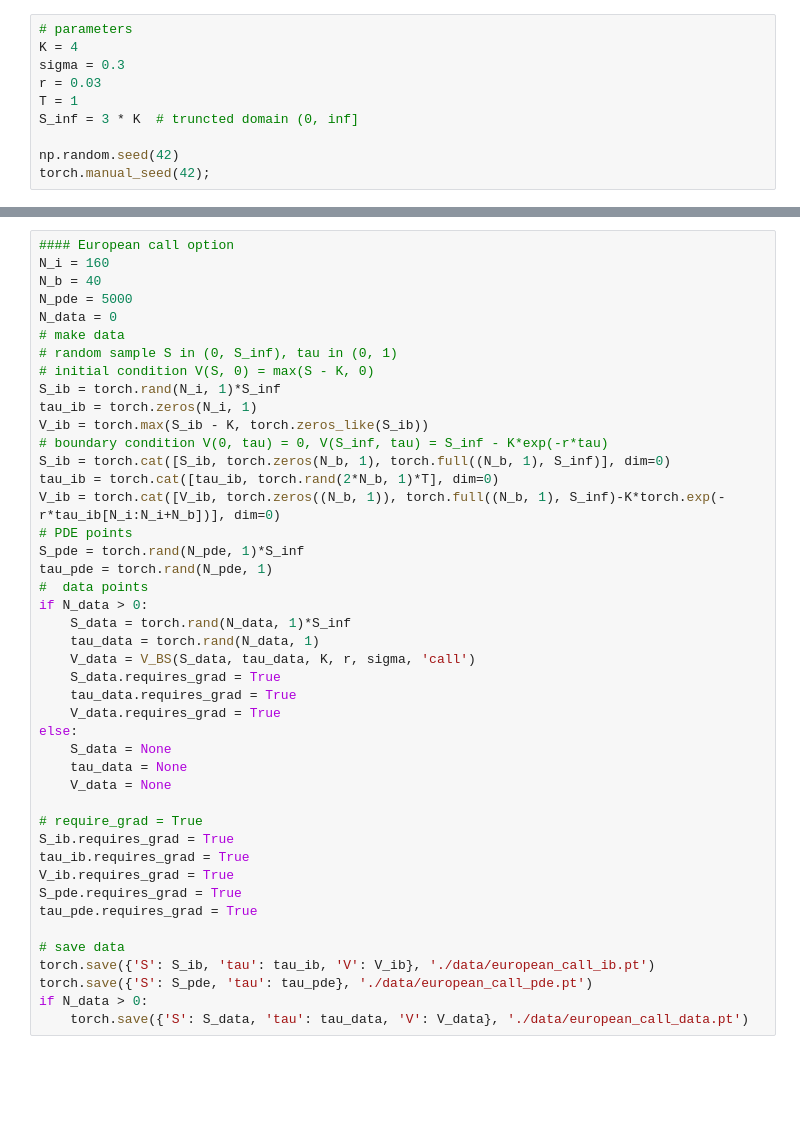
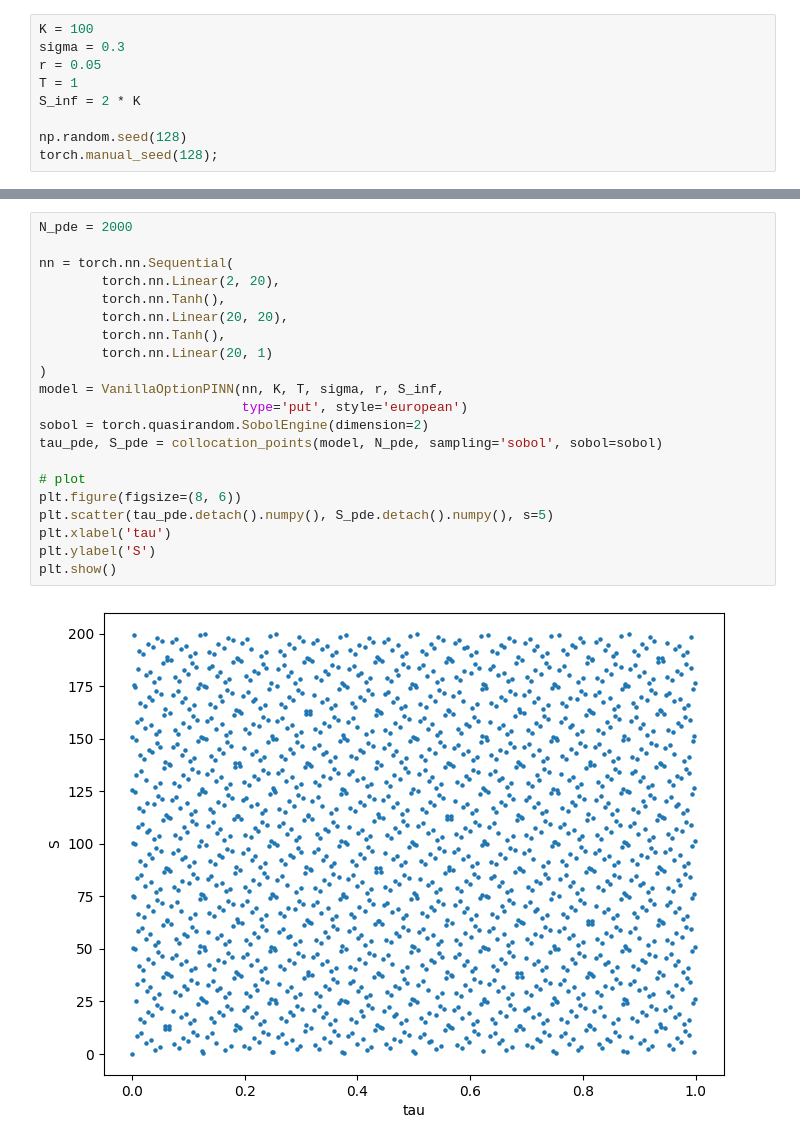
Before and after one commit to liyiyan128/Option-Pricing-Using-Physics-Informed-Neural-Networks, a Jupyter notebook: data_gen.ipynb, the cells around one changed output, grey strips where cells are left out. Drawn from its saved outputs; the diff is of its cells as text; blank space fills up the shorter version.

```diff
--- a/data_gen.ipynb
+++ b/data_gen.ipynb
@@ -6,10 +7,9 @@ from PINN.utilities import V_BS
 # %%
-# parameters
-K = 4
+K = 100
 sigma = 0.3
-r = 0.03
+r = 0.05
 T = 1
-S_inf = 3 * K  # truncted domain (0, inf]
+S_inf = 2 * K
 
-np.random.seed(42)
-torch.manual_seed(42);
+np.random.seed(128)
+torch.manual_seed(128);
@@ -95,44 +92,23 @@ Text(0, 0.5, 'S')
-# %%
-#### European call option
-N_i = 160
-N_b = 40
-N_pde = 5000
-N_data = 0
-# make data
-# random sample S in (0, S_inf), tau in (0, 1)
-# initial condition V(S, 0) = max(S - K, 0)
-S_ib = torch.rand(N_i, 1)*S_inf
-tau_ib = torch.zeros(N_i, 1)
-V_ib = torch.max(S_ib - K, torch.zeros_like(S_ib))
-# boundary condition V(0, tau) = 0, V(S_inf, tau) = S_inf - K*exp(-r*tau)
-S_ib = torch.cat([S_ib, torch.zeros(N_b, 1), torch.full((N_b, 1), S_inf)], dim=0)
-tau_ib = torch.cat([tau_ib, torch.rand(2*N_b, 1)*T], dim=0)
-V_ib = torch.cat([V_ib, torch.zeros((N_b, 1)), torch.full((N_b, 1), S_inf)-K*torch.exp(-r*tau_ib[N_i:N_i+N_b])], dim=0)
-# PDE points
-S_pde = torch.rand(N_pde, 1)*S_inf
-tau_pde = torch.rand(N_pde, 1)
-#  data points
-if N_data > 0:
-    S_data = torch.rand(N_data, 1)*S_inf
-    tau_data = torch.rand(N_data, 1)
-    V_data = V_BS(S_data, tau_data, K, r, sigma, 'call')
-    S_data.requires_grad = True
-    tau_data.requires_grad = True
-    V_data.requires_grad = True
-else:
-    S_data = None
-    tau_data = None
-    V_data = None
-
-# require_grad = True
-S_ib.requires_grad = True
-tau_ib.requires_grad = True
-V_ib.requires_grad = True
-S_pde.requires_grad = True
-tau_pde.requires_grad = True
-
-# save data
-torch.save({'S': S_ib, 'tau': tau_ib, 'V': V_ib}, './data/european_call_ib.pt')
-torch.save({'S': S_pde, 'tau': tau_pde}, './data/european_call_pde.pt')
-if N_data > 0:
-    torch.save({'S': S_data, 'tau': tau_data, 'V': V_data}, './data/european_call_data.pt')
+# %%
+N_pde = 2000
+
+nn = torch.nn.Sequential(
+        torch.nn.Linear(2, 20),
+        torch.nn.Tanh(),
+        torch.nn.Linear(20, 20),
+        torch.nn.Tanh(),
+        torch.nn.Linear(20, 1)
+)
+model = VanillaOptionPINN(nn, K, T, sigma, r, S_inf,
+                          type='put', style='european')
+sobol = torch.quasirandom.SobolEngine(dimension=2)
+tau_pde, S_pde = collocation_points(model, N_pde, sampling='sobol', sobol=sobol)
+
+# plot
+plt.figure(figsize=(8, 6))
+plt.scatter(tau_pde.detach().numpy(), S_pde.detach().numpy(), s=5)
+plt.xlabel('tau')
+plt.ylabel('S')
+plt.show()
+# %% [output]
+[figure, added]
```
Also changed, not shown: parts of 6 cells of this notebook, 18 other files.
